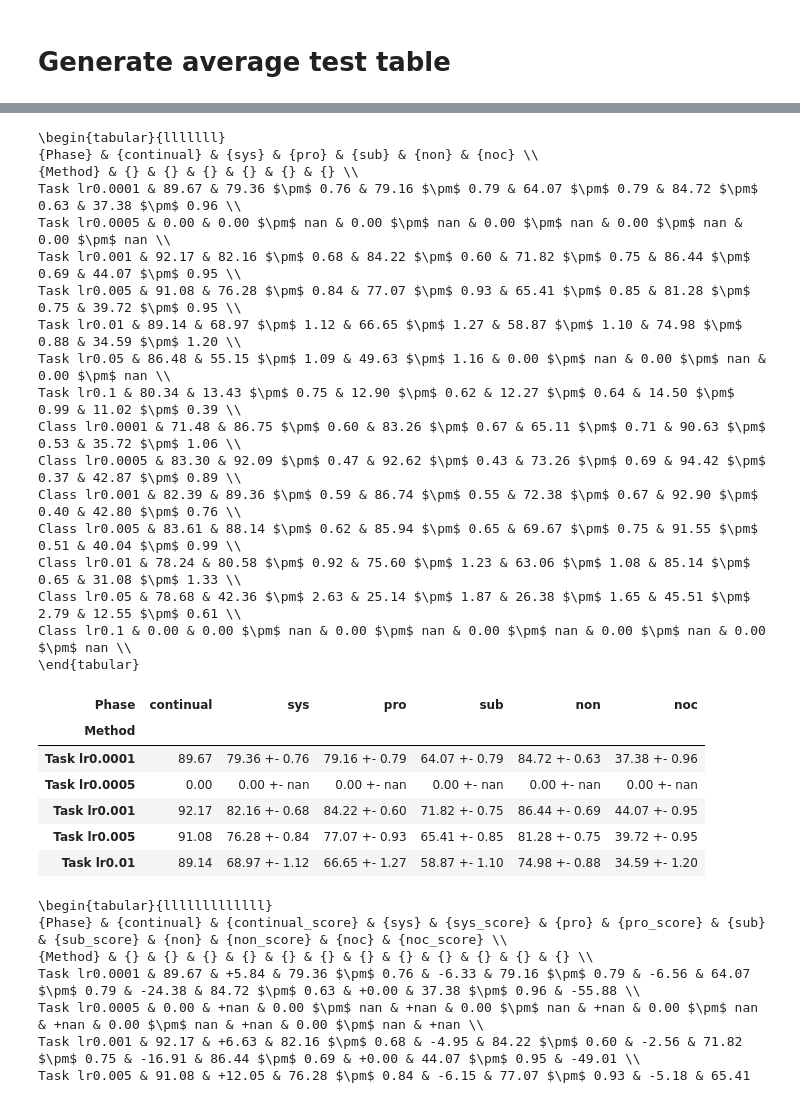
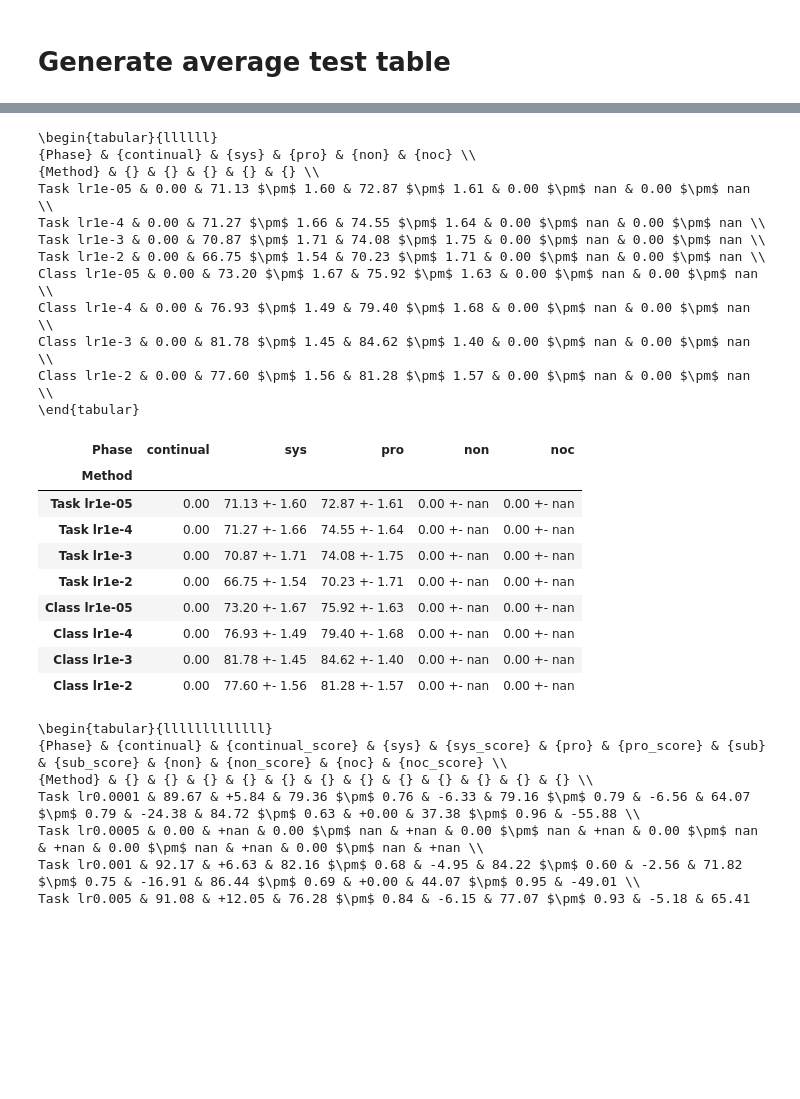
Before and after one commit to liaoweiduo/continual-learning-baselines, a Jupyter notebook: experiments/analysis/generate_result_table.ipynb, the cells around one changed output, grey strips where cells are left out. Drawn from its saved outputs; the diff is of its cells as text; code cells hidden in the pictures; blank space fills up the shorter version.

```diff
--- a/experiments/analysis/generate_result_table.ipynb
+++ b/experiments/analysis/generate_result_table.ipynb
@@ -13,7 +13,7 @@ import plotly.graph_objs as go
 
 def get_accs(exp_name, mode='sys', project_name='CGQA', name='Top1_Acc_Stream/eval_phase/test_stream', index=''):
 
-    if mode == 'continual':
+    if mode in ['continual', 'forgetting']:
         if not os.path.exists(os.path.join('../../../avalanche-experiments', project_name, exp_name, f'results-{exp_name}{index}.npy')):
             return np.array([0])
 
@@ -60,9 +73,30 @@ Test acc: [0.18  0.138 0.127 0.192 0.227 0.316 0.313 0.384 0.884 0.1  ]
 # %%
+
+return_task_id = False
+num_experiments = 3      # 1 for MT, 3 for others
+num_tasks = 3            # all for 3
+exp_name = 'HT-ewc-tsk_False-lr0_00053-lambda10'
+
+# cobj
+# 'HT-MT-3tasks-naive-tsk_True-lr0_001', 'HT-MT-3tasks-naive-tsk_False-lr0_001',
+# # 'HT-MT-naive-tsk_True-lr0_00231', 'HT-MT-naive-tsk_False-lr0_00123',    # 10tasks
+# 'HT-naive-tsk_True-lr0_001', 'HT-naive-tsk_False-lr0_001',
+# 'HT-er-tsk_True-lr0_01', 'HT-er-tsk_False-lr0_01',
+# 'HT-gem-tsk_True-lr0_001-p16-m0_3', 'HT-gem-tsk_False-lr0_001-p256-m0_00139',
+# 'HT-lwf-tsk_True-lr0_001-a1-t2', 'HT-lwf-tsk_False-lr0_001-a1-t1_52',
+# 'HT-ewc-tsk_True-lr0_01-lambda100', 'HT-ewc-tsk_False-lr0_00053-lambda10',
+
+results = []
+for task_id in range(num_experiments):
+    postfix = f'-{task_id}' if 'MT' not in exp_name else ''
+    result = np.load(os.path.join('../../../avalanche-experiments', 'COBJ', exp_name, f'results-{exp_name}{postfix}.npy'), allow_pickle=True)
+    results.append(result[-1])
+
 '''collect exps'''
 collected_data = []
 
 for exp_id, exp_results in enumerate(results):     # all ten results
-    for task_id in range(10):
+    for task_id in range(num_tasks):
         if return_task_id:
             task_id_str = '%03d' % task_id    # task-il: 000 -> 009
         else:
@@ -206,52 +240,49 @@ noc
 # %%
 '''cal mean and ci95, then formulate table str-cell and to latex.'''
 # exp = 'Finetune'
 # mode = 'continual'
 # acc_list = collected_data[(collected_data['Method'] == exp) & (collected_data['Phase'] == mode)]['Accuracy']
 data = []
 for exp in exps_dis:
     for mode in modes:
         acc_list = collected_data[(collected_data['Method'] == exp) & (collected_data['Phase'] == mode)]['Accuracy']
         mean = acc_list.mean()
         ci95 = 1.96 * (acc_list.std()/np.sqrt(len(acc_list)))
         acc_str = f'{mean*100:.2f} +- {ci95*100:.2f}' if mode != 'continual' else f'{mean*100:.2f}'
         data.append(pd.DataFrame({'Method': exp, 'Phase': mode, 'mean': mean, 'ci95': ci95, 'str': acc_str}, index=[0]))
 data = pd.concat(data, ignore_index=True)
 # print(data)
 
 # to latex
 
-data = data.pivot(index='Method', values='str', columns='Phase')
+data = data.pivot(index='Method', columns='Phase', values='str')
 data = data[modes]
 data = data.reindex(exps_dis)
 print(data.style.to_latex().replace('+-', '$\\pm$'))
-data.head()
+data
 # %% [output]
-\begin{tabular}{lllllll}
-{Phase} & {continual} & {sys} & {pro} & {sub} & {non} & {noc} \\
-{Method} & {} & {} & {} & {} & {} & {} \\
-Task lr0.0001 & 89.67 & 79.36 $\pm$ 0.76 & 79.16 $\pm$ 0.79 & 64.07 $\pm$ 0.79 & 84.72 $\pm$ 0.63 & 37.38 $\pm$ 0.96 \\
-Task lr0.0005 & 0.00 & 0.00 $\pm$ nan & 0.00 $\pm$ nan & 0.00 $\pm$ nan & 0.00 $\pm$ nan & 0.00 $\pm$ nan \\
-Task lr0.001 & 92.17 & 82.16 $\pm$ 0.68 & 84.22 $\pm$ 0.60 & 71.82 $\pm$ 0.75 & 86.44 $\pm$ 0.69 & 44.07 $\pm$ 0.95 \\
-Task lr0.005 & 91.08 & 76.28 $\pm$ 0.84 & 77.07 $\pm$ 0.93 & 65.41 $\pm$ 0.85 & 81.28 $\pm$ 0.75 & 39.72 $\pm$ 0.95 \\
-Task lr0.01 & 89.14 & 68.97 $\pm$ 1.12 & 66.65 $\pm$ 1.27 & 58.87 $\pm$ 1.10 & 74.98 $\pm$ 0.88 & 34.59 $\pm$ 1.20 \\
-Task lr0.05 & 86.48 & 55.15 $\pm$ 1.09 & 49.63 $\pm$ 1.16 & 0.00 $\pm$ nan & 0.00 $\pm$ nan & 0.00 $\pm$ nan \\
-Task lr0.1 & 80.34 & 13.43 $\pm$ 0.75 & 12.90 $\pm$ 0.62 & 12.27 $\pm$ 0.64 & 14.50 $\pm$ 0.99 & 11.02 $\pm$ 0.39 \\
-Class lr0.0001 & 71.48 & 86.75 $\pm$ 0.60 & 83.26 $\pm$ 0.67 & 65.11 $\pm$ 0.71 & 90.63 $\pm$ 0.53 & 35.72 $\pm$ 1.06 \\
-Class lr0.0005 & 83.30 & 92.09 $\pm$ 0.47 & 92.62 $\pm$ 0.43 & 73.26 $\pm$ 0.69 & 94.42 $\pm$ 0.37 & 42.87 $\pm$ 0.89 \\
-Class lr0.001 & 82.39 & 89.36 $\pm$ 0.59 & 86.74 $\pm$ 0.55 & 72.38 $\pm$ 0.67 & 92.90 $\pm$ 0.40 & 42.80 $\pm$ 0.76 \\
-Class lr0.005 & 83.61 & 88.14 $\pm$ 0.62 & 85.94 $\pm$ 0.65 & 69.67 $\pm$ 0.75 & 91.55 $\pm$ 0.51 & 40.04 $\pm$ 0.99 \\
-Class lr0.01 & 78.24 & 80.58 $\pm$ 0.92 & 75.60 $\pm$ 1.23 & 63.06 $\pm$ 1.08 & 85.14 $\pm$ 0.65 & 31.08 $\pm$ 1.33 \\
-Class lr0.05 & 78.68 & 42.36 $\pm$ 2.63 & 25.14 $\pm$ 1.87 & 26.38 $\pm$ 1.65 & 45.51 $\pm$ 2.79 & 12.55 $\pm$ 0.61 \\
-Class lr0.1 & 0.00 & 0.00 $\pm$ nan & 0.00 $\pm$ nan & 0.00 $\pm$ nan & 0.00 $\pm$ nan & 0.00 $\pm$ nan \\
+\begin{tabular}{llllll}
+{Phase} & {continual} & {sys} & {pro} & {non} & {noc} \\
+{Method} & {} & {} & {} & {} & {} \\
+Task lr1e-05 & 0.00 & 71.13 $\pm$ 1.60 & 72.87 $\pm$ 1.61 & 0.00 $\pm$ nan & 0.00 $\pm$ nan \\
+Task lr1e-4 & 0.00 & 71.27 $\pm$ 1.66 & 74.55 $\pm$ 1.64 & 0.00 $\pm$ nan & 0.00 $\pm$ nan \\
+Task lr1e-3 & 0.00 & 70.87 $\pm$ 1.71 & 74.08 $\pm$ 1.75 & 0.00 $\pm$ nan & 0.00 $\pm$ nan \\
+Task lr1e-2 & 0.00 & 66.75 $\pm$ 1.54 & 70.23 $\pm$ 1.71 & 0.00 $\pm$ nan & 0.00 $\pm$ nan \\
+Class lr1e-05 & 0.00 & 73.20 $\pm$ 1.67 & 75.92 $\pm$ 1.63 & 0.00 $\pm$ nan & 0.00 $\pm$ nan \\
+Class lr1e-4 & 0.00 & 76.93 $\pm$ 1.49 & 79.40 $\pm$ 1.68 & 0.00 $\pm$ nan & 0.00 $\pm$ nan \\
+Class lr1e-3 & 0.00 & 81.78 $\pm$ 1.45 & 84.62 $\pm$ 1.40 & 0.00 $\pm$ nan & 0.00 $\pm$ nan \\
+Class lr1e-2 & 0.00 & 77.60 $\pm$ 1.56 & 81.28 $\pm$ 1.57 & 0.00 $\pm$ nan & 0.00 $\pm$ nan \\
 \end{tabular}
-| Phase | continual | sys | pro | sub | non | noc |
-| Method |  |  |  |  |  |  |
-| Task lr0.0001 | 89.67 | 79.36 +- 0.76 | 79.16 +- 0.79 | 64.07 +- 0.79 | 84.72 +- 0.63 | 37.38 +- 0.96 |
-| Task lr0.0005 | 0.00 | 0.00 +- nan | 0.00 +- nan | 0.00 +- nan | 0.00 +- nan | 0.00 +- nan |
-| Task lr0.001 | 92.17 | 82.16 +- 0.68 | 84.22 +- 0.60 | 71.82 +- 0.75 | 86.44 +- 0.69 | 44.07 +- 0.95 |
-| Task lr0.005 | 91.08 | 76.28 +- 0.84 | 77.07 +- 0.93 | 65.41 +- 0.85 | 81.28 +- 0.75 | 39.72 +- 0.95 |
-| Task lr0.01 | 89.14 | 68.97 +- 1.12 | 66.65 +- 1.27 | 58.87 +- 1.10 | 74.98 +- 0.88 | 34.59 +- 1.20 |
+| Phase | continual | sys | pro | non | noc |
+| Method |  |  |  |  |  |
+| Task lr1e-05 | 0.00 | 71.13 +- 1.60 | 72.87 +- 1.61 | 0.00 +- nan | 0.00 +- nan |
+| Task lr1e-4 | 0.00 | 71.27 +- 1.66 | 74.55 +- 1.64 | 0.00 +- nan | 0.00 +- nan |
+| Task lr1e-3 | 0.00 | 70.87 +- 1.71 | 74.08 +- 1.75 | 0.00 +- nan | 0.00 +- nan |
+| Task lr1e-2 | 0.00 | 66.75 +- 1.54 | 70.23 +- 1.71 | 0.00 +- nan | 0.00 +- nan |
+| Class lr1e-05 | 0.00 | 73.20 +- 1.67 | 75.92 +- 1.63 | 0.00 +- nan | 0.00 +- nan |
+| Class lr1e-4 | 0.00 | 76.93 +- 1.49 | 79.40 +- 1.68 | 0.00 +- nan | 0.00 +- nan |
+| Class lr1e-3 | 0.00 | 81.78 +- 1.45 | 84.62 +- 1.40 | 0.00 +- nan | 0.00 +- nan |
+| Class lr1e-2 | 0.00 | 77.60 +- 1.56 | 81.28 +- 1.57 | 0.00 +- nan | 0.00 +- nan |
 # %%
 '''cal mean and ci95 and relative score, then formulate table str-cell and to latex.'''
 data = []
```
Also changed, not shown: parts of 11 cells of this notebook, 17 other files.
